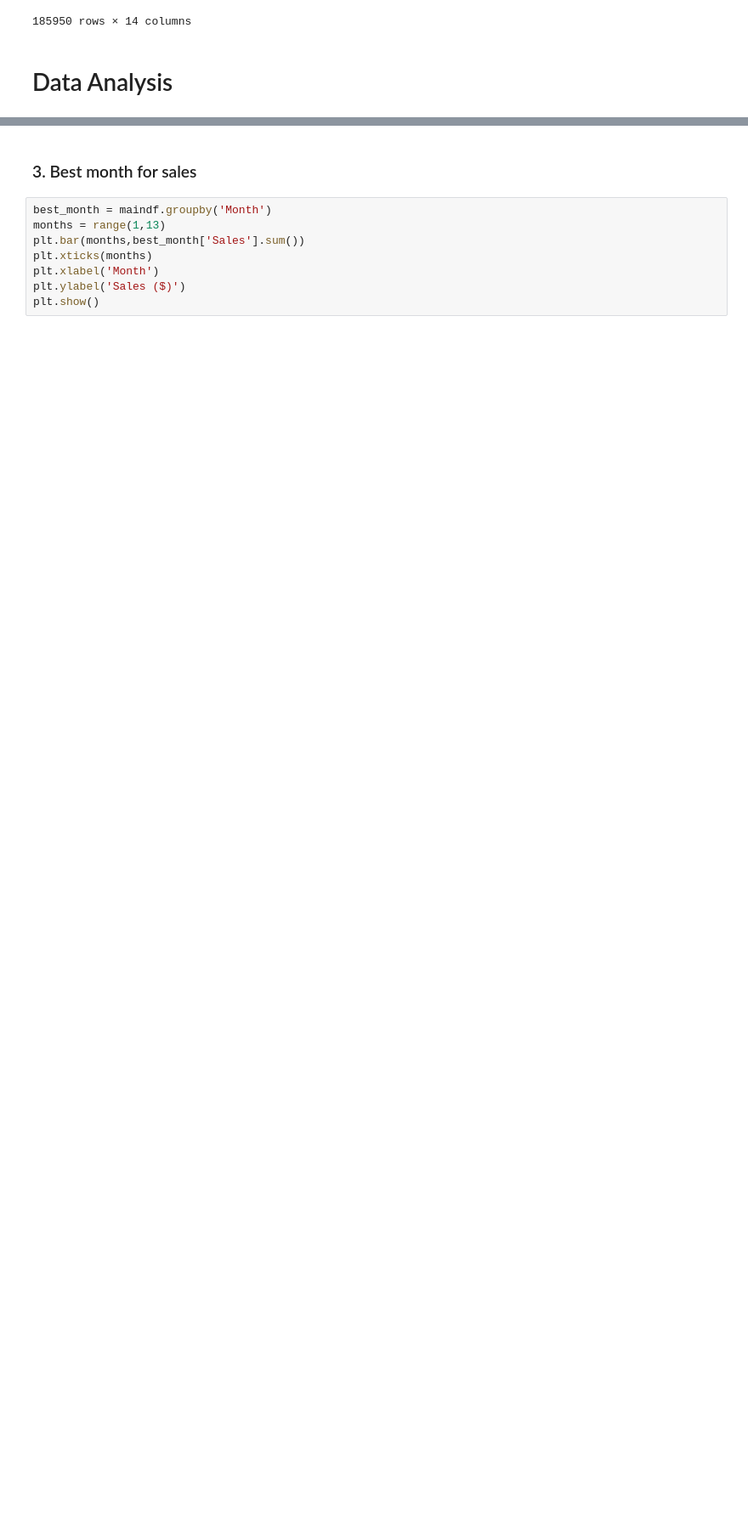
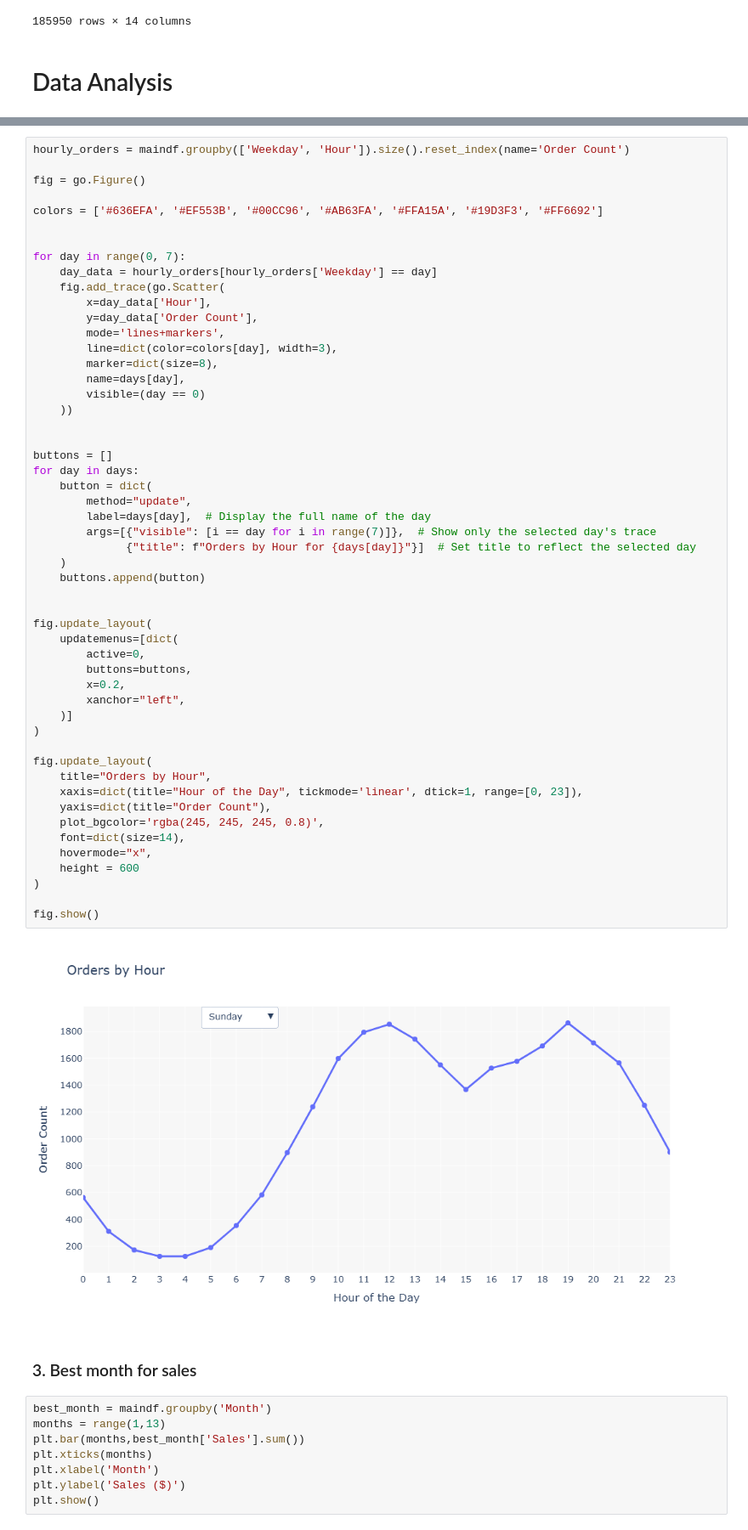
Before and after one commit to AnishChougule/Python-Projects, a Jupyter notebook: Data Analysis Project/Data Analysis Project.ipynb, the cells around one changed output, grey strips where cells are left out. Shown at 85% size. Drawn from its saved outputs; the diff is of its cells as text; blank space fills up the shorter version.

```diff
--- a/Data Analysis Project/Data Analysis Project.ipynb
+++ b/Data Analysis Project/Data Analysis Project.ipynb
@@ -261,3 +269,57 @@ plt.show()
+# %%
+hourly_orders = maindf.groupby(['Weekday', 'Hour']).size().reset_index(name='Order Count')
+
+fig = go.Figure()
+
+colors = ['#636EFA', '#EF553B', '#00CC96', '#AB63FA', '#FFA15A', '#19D3F3', '#FF6692']
+
+
+for day in range(0, 7):
+    day_data = hourly_orders[hourly_orders['Weekday'] == day]
+    fig.add_trace(go.Scatter(
+        x=day_data['Hour'],
+        y=day_data['Order Count'],
+        mode='lines+markers',
+        line=dict(color=colors[day], width=3),
+        marker=dict(size=8),
+        name=days[day],
+        visible=(day == 0)
+    ))
+
+
+buttons = []
+for day in days:
+    button = dict(
+        method="update",
+        label=days[day],  # Display the full name of the day
+        args=[{"visible": [i == day for i in range(7)]},  # Show only the selected day's trace
+              {"title": f"Orders by Hour for {days[day]}"}]  # Set title to reflect the selected day
+    )
+    buttons.append(button)
+
+
+fig.update_layout(
+    updatemenus=[dict(
+        active=0,
+        buttons=buttons,
+        x=0.2,
+        xanchor="left",
+    )]
+)
+
+fig.update_layout(
+    title="Orders by Hour",
+    xaxis=dict(title="Hour of the Day", tickmode='linear', dtick=1, range=[0, 23]),
+    yaxis=dict(title="Order Count"),
+    plot_bgcolor='rgba(245, 245, 245, 0.8)',
+    font=dict(size=14),
+    hovermode="x",
+    height = 600
+)
+
+fig.show()
+# %% [output]
+[figure, added]
 # %% [markdown]
 ### 3. Best month for sales
 # %%
```
Also changed, not shown: parts of 12 cells of this notebook.
